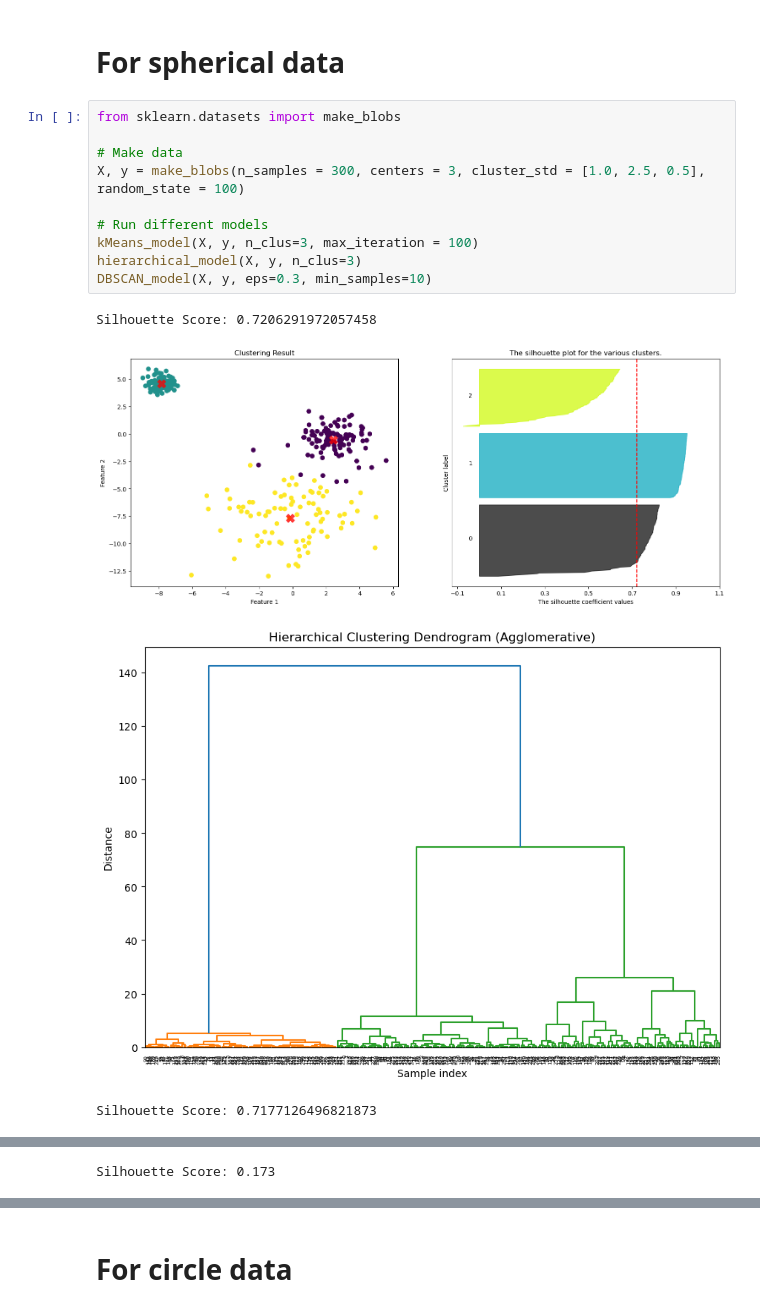
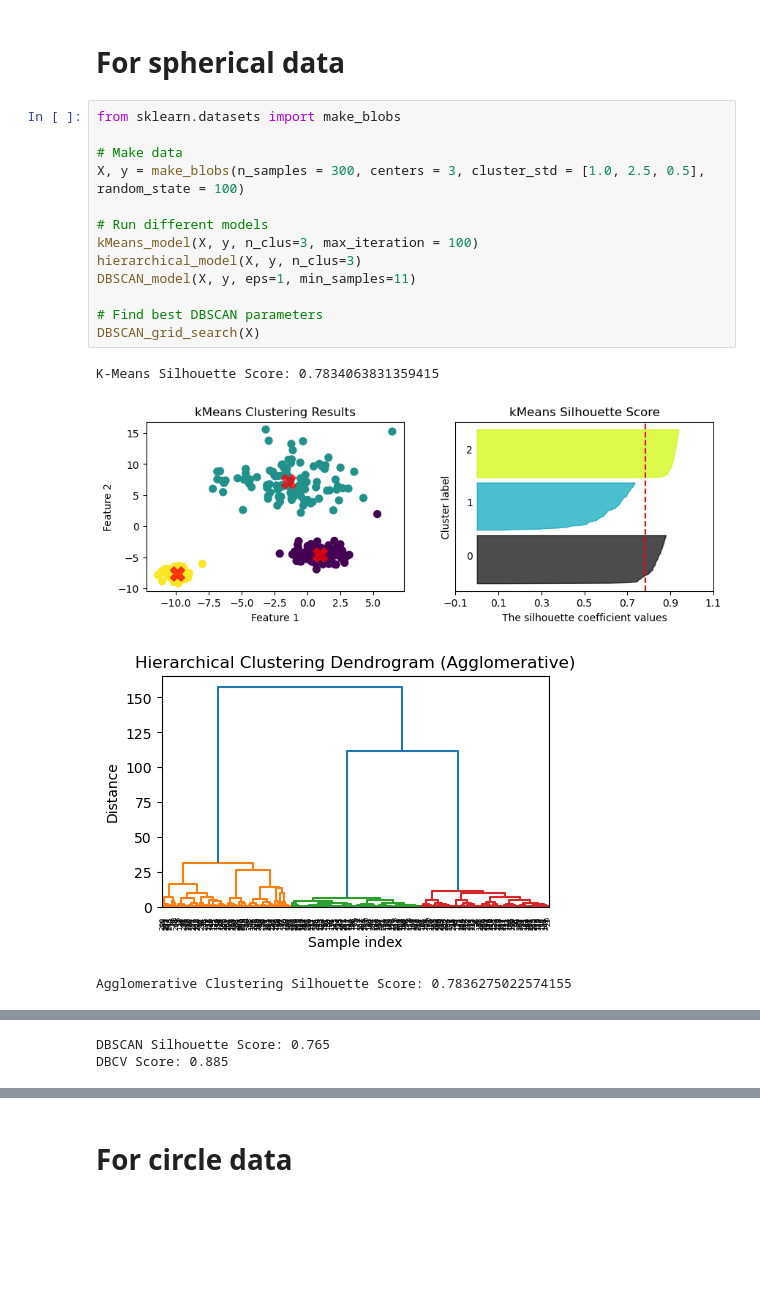
Before and after one commit to nguyenntkn/BINF-5507-Assignment-3, a Jupyter notebook: main.ipynb, the cells around one changed output, grey strips where cells are left out. Cells and saved outputs as stored; diff of their text form; blank space fills up the shorter version.

```diff
--- a/main.ipynb
+++ b/main.ipynb
@@ -143,15 +215,18 @@ Silhouette Score: 0.326
 # %%
 from sklearn.datasets import make_blobs
 
 # Make data
 X, y = make_blobs(n_samples = 300, centers = 3, cluster_std = [1.0, 2.5, 0.5], random_state = 100)
 
 # Run different models
 kMeans_model(X, y, n_clus=3, max_iteration = 100)
 hierarchical_model(X, y, n_clus=3)
-DBSCAN_model(X, y, eps=0.3, min_samples=10)
+DBSCAN_model(X, y, eps=1, min_samples=11)
+
+# Find best DBSCAN parameters
+DBSCAN_grid_search(X)
 # %% [output]
-Silhouette Score: 0.7206291972057458
+K-Means Silhouette Score: 0.7834063831359415
-[figure, old version]
+[figure, new version]
-[figure, old version]
+[figure, new version]
-Silhouette Score: 0.7177126496821873
+Agglomerative Clustering Silhouette Score: 0.7836275022574155
@@ -159 +234,2 @@ Silhouette Score: 0.7177126496821873
-Silhouette Score: 0.173
+DBSCAN Silhouette Score: 0.765
+DBCV Score: 0.885
```
Also changed, not shown: parts of 4 cells of this notebook, 2 other files.
